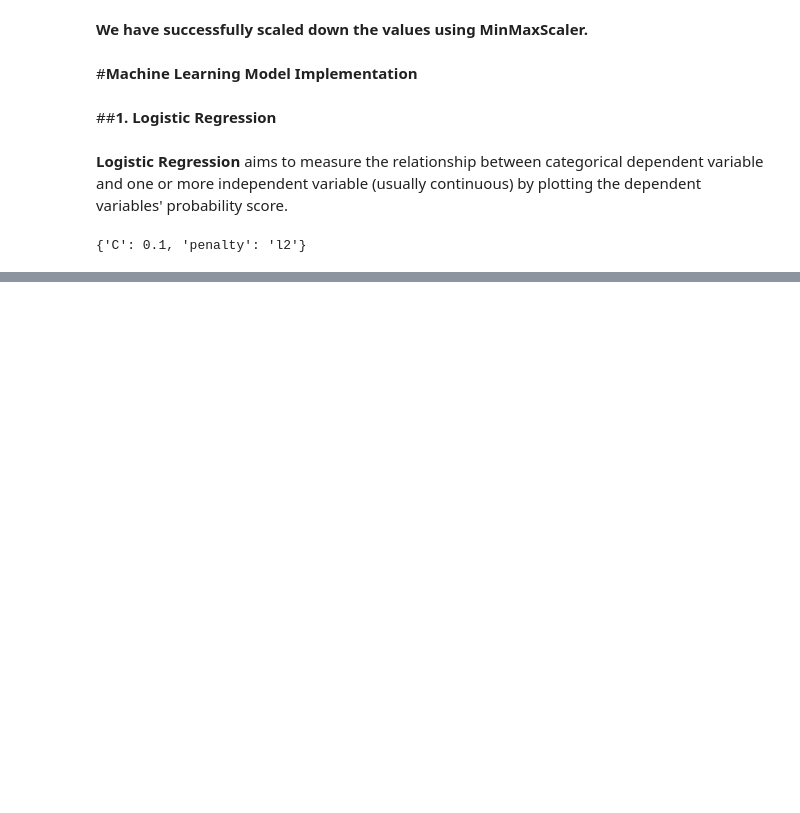
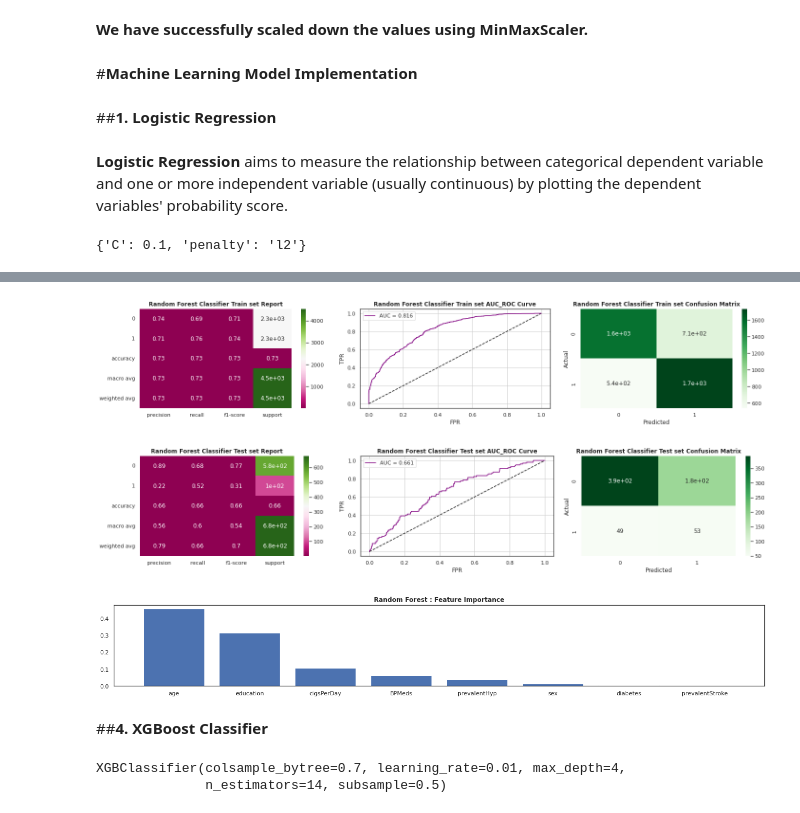
Before and after one commit to Kousikdutta1/Cardiovascular-Risk-Prediction, a Jupyter notebook: Kousik_Dutta_Cardiovascular_Risk_Prediction_Capstone_Project_.ipynb, the cells around one changed output, grey strips where cells are left out. Cells and saved outputs as stored; diff of their text form; code cells hidden in the pictures; blank space fills up the shorter version.

```diff
--- a/Kousik_Dutta_Cardiovascular_Risk_Prediction_Capstone_Project_.ipynb
+++ b/Kousik_Dutta_Cardiovascular_Risk_Prediction_Capstone_Project_.ipynb
@@ -999,0 +1133,76 @@ plt.show()
+# %%
+
+# Plotting the Evaluation Metrics for Random Forest model
+
+for x , y_act, title in ((X_st_scale, y_smotetomek, 'Random Forest Classifier Train set'), (X_test_scale, y_test, 'Random Forest Classifier Test set')) :
+
+# Predicting the target variable for both train and test set
+
+    pred = rfg.predict(x)
+    pred_proba = rfg.predict_proba(x)[:,1]
+    report = pd.DataFrame(classification_report(y_pred=pred, y_true=y_act, output_dict=True))
+    fpr, tpr, thresholds = roc_curve(y_act, pred_proba)
+
+# Classification report for both train and test set of data
+
+    plt.figure(figsize=(20,4))
+    plt.subplot(1,3,1)
+    sns.heatmap(report.T, annot=True, cmap = 'PiYG')
+    plt.title(f'{title} Report', weight = 'bold')
+
+# AUC_ROC Curve for both train and test set of data
+
+    plt.subplot(1,3,2)
+    sns.set_style ('white')
+    plt.grid()
+    plt.plot([0,1],[0,1],'k--')
+    plt.plot(fpr,tpr,label=f'AUC = {np.round(np.trapz(tpr,fpr),3)}', color = 'purple')
+    plt.legend(loc = 'upper left')
+    plt.title(f'{title} AUC_ROC Curve', weight = 'bold')
+    plt.xlabel('FPR')
+    plt.ylabel('TPR')
+
+# Confusion Matrix for both train and test set of data
+
+    plt.subplot(1,3,3)
+    sns.heatmap(confusion_matrix(y_true=y_act, y_pred= pred), annot=True, cmap = 'Greens')
+    plt.title(f'{title} Confusion Matrix', weight = 'bold')
+    plt.xlabel('Predicted')
+    plt.ylabel('Actual')
+
+
+    plt.tight_layout()
+
+plt.show()
+# %% [output]
+[figure, added]
+[figure, added]
+# %%
+# Let's plot feature importance for  model
+
+importance = np.abs(rfg.best_estimator_.feature_importances_)
+index = np.argsort(importance)
+index = index[::-1]
+plt.figure(figsize=(18,3))
+plt.bar(range(len(index)), importance[index])
+plt.xticks(range(len(index)),[independent_variables[i] for i in index])
+plt.title('Random Forest : Feature Importance', weight =  'bold')
+plt.tight_layout()
+plt.show()
+# %% [output]
+[figure, added]
+# %% [markdown]
+##**4. XGBoost Classifier**
+# %%
+# Let's make a XGBoost model
+
+xgb = XGBClassifier(objective='binary:logistic',colsample_bytree = 0.7, learning_rate = 0.01,
+                max_depth = 4,  n_estimators = 14, subsample=0.5)
+
+
+# Training the classifier
+
+xgb.fit(X_st_scale, y_smotetomek)
+# %% [output]
+XGBClassifier(colsample_bytree=0.7, learning_rate=0.01, max_depth=4,
+              n_estimators=14, subsample=0.5)
```
Also changed, not shown: parts of 29 cells of this notebook.
